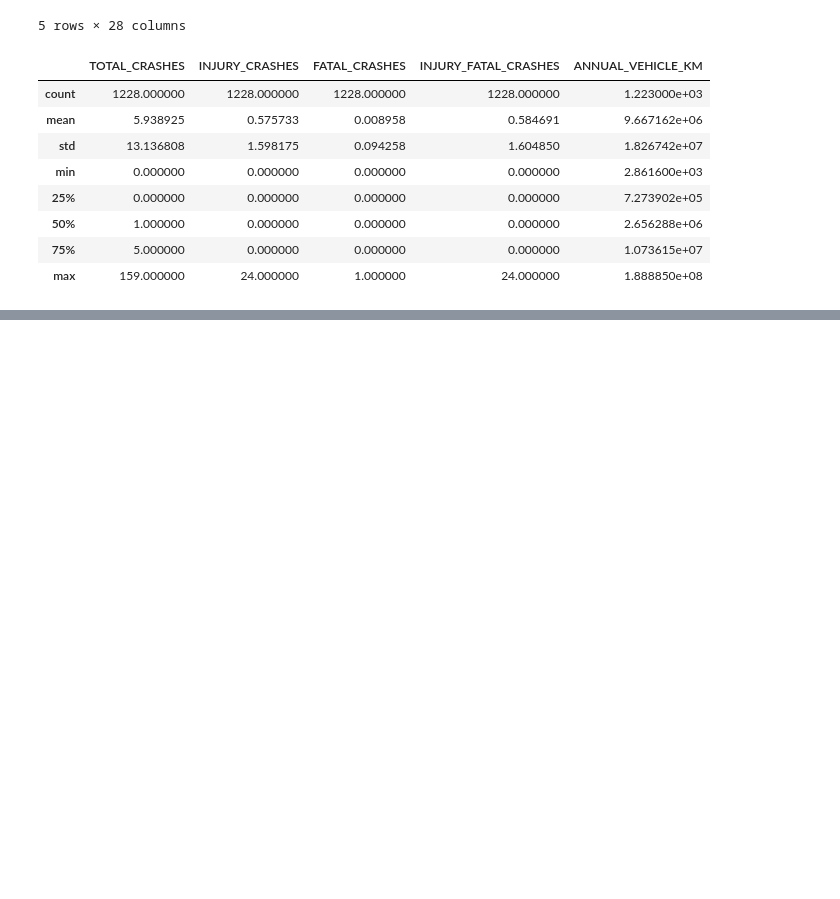
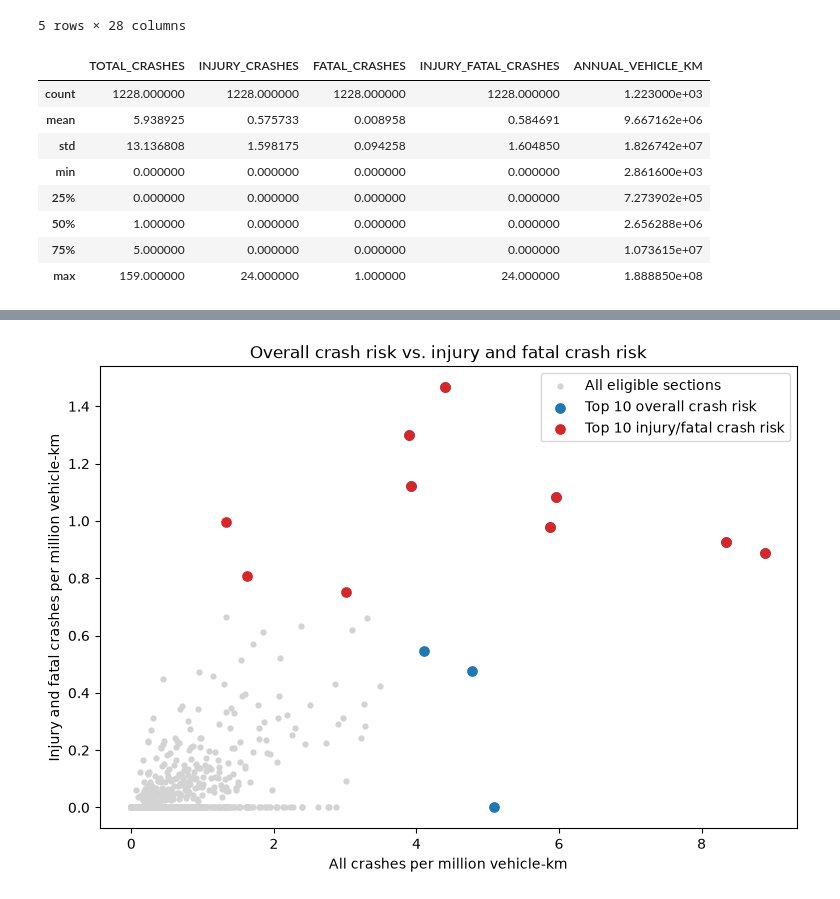
Before and after one commit to Rosanna1234/TIL-programming-group-project, a Jupyter notebook: analysis_subq3.ipynb, the cells around one changed output, grey strips where cells are left out. Drawn from its saved outputs; the diff is of its cells as text; code cells hidden in the pictures; blank space fills up the shorter version.

```diff
--- a/analysis_subq3.ipynb
+++ b/analysis_subq3.ipynb
@@ -38,0 +51,8 @@ df[cols].describe()
+# %%
+MIN_VKM = 1_000_000
+
+eligible = df[
+    df["ANNUAL_VEHICLE_KM"] >= MIN_VKM
+].copy()
+
+print("Eligible sections:", len(eligible))
@@ -38,0 +94,11 @@ df[cols].describe()
+# %%
+top_serious = (
+    eligible
+    .sort_values(
+        "INJURY_FATAL_RATE_PER_M_VKM",
+        ascending=False
+    )
+    .head(10)
+)
+
+top_serious[show]
@@ -38,0 +178,46 @@ df[cols].describe()
+# %%
+import matplotlib.pyplot as plt
+
+fig, ax = plt.subplots(figsize=(9, 6))
+
+ax.scatter(
+    eligible["CRASH_RATE_PER_M_VKM"],
+    eligible["INJURY_FATAL_RATE_PER_M_VKM"],
+    s=12,
+    color="lightgrey",
+    label="All eligible sections"
+)
+
+ax.scatter(
+    top_overall["CRASH_RATE_PER_M_VKM"],
+    top_overall["INJURY_FATAL_RATE_PER_M_VKM"],
+    s=45,
+    color="tab:blue",
+    label="Top 10 overall crash risk"
+)
+
+ax.scatter(
+    top_serious["CRASH_RATE_PER_M_VKM"],
+    top_serious["INJURY_FATAL_RATE_PER_M_VKM"],
+    s=45,
+    color="tab:red",
+    label="Top 10 injury/fatal crash risk"
+)
+
+ax.set_xlabel(
+    "All crashes per million vehicle-km"
+)
+
+ax.set_ylabel(
+    "Injury and fatal crashes per million vehicle-km"
+)
+
+ax.set_title(
+    "Overall crash risk vs. injury and fatal crash risk"
+)
+
+ax.legend()
+
+plt.show()
+# %% [output]
+[figure, added]
```
Also changed, not shown: parts of 8 cells of this notebook.
